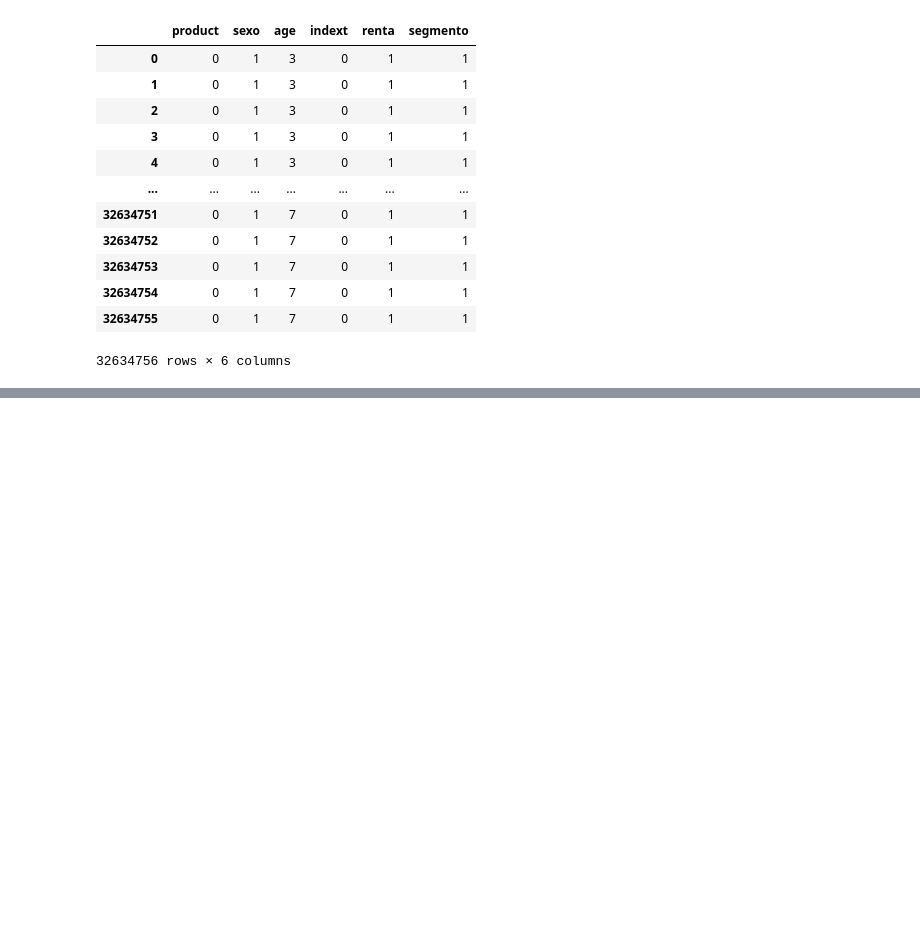
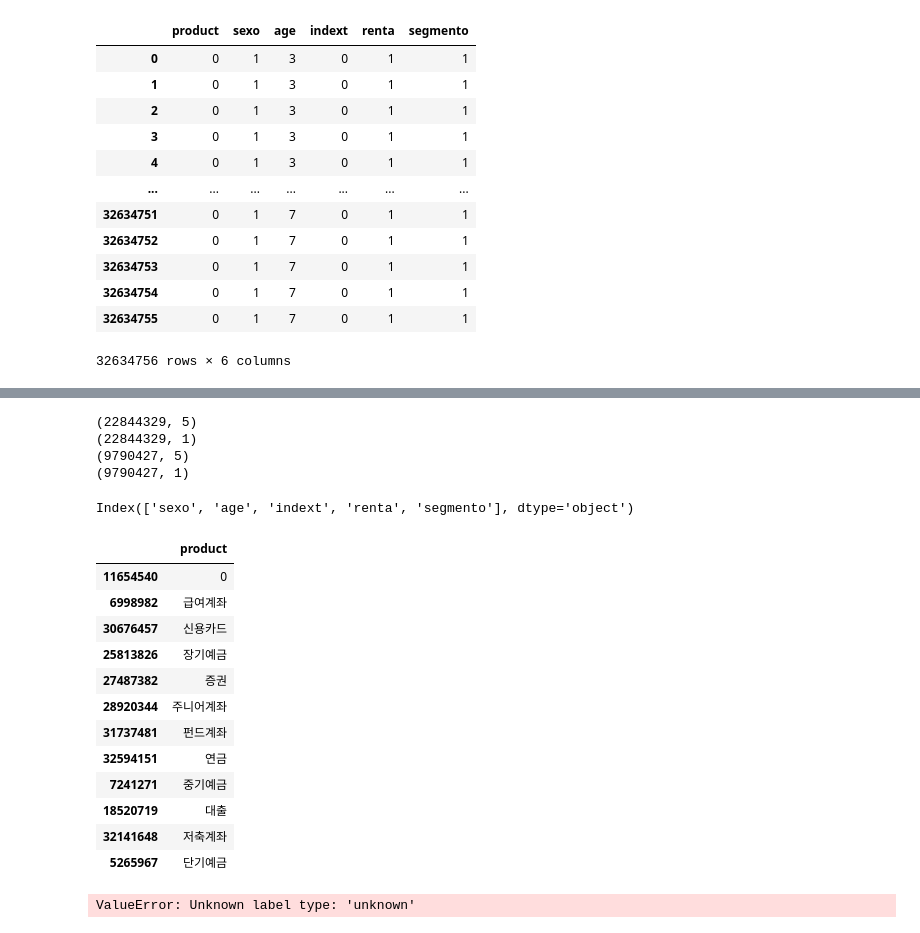
Before and after one commit to GitHayang/python, a Jupyter notebook: 문제원형/code/santanBank-Copy1.ipynb, the cells around one changed output, grey strips where cells are left out. Cells and saved outputs as stored; diff of their text form; code cells hidden in the pictures; blank space fills up the shorter version.

```diff
--- a/문제원형/code/santanBank-Copy1.ipynb
+++ b/문제원형/code/santanBank-Copy1.ipynb
@@ -273,0 +312,10 @@ secondStepDf.to_csv('../data/sub_test.csv', index=False)
+# %%
+print(trainFeatData.shape)
+print(trainLabelData.shape)
+print(testFeatData.shape)
+print(testLabelData.shape)
+# %% [output]
+(22844329, 5)
+(22844329, 1)
+(9790427, 5)
+(9790427, 1)
@@ -273,0 +326,25 @@ secondStepDf.to_csv('../data/sub_test.csv', index=False)
+# %%
+trainFeatData.columns
+# %% [output]
+Index(['sexo', 'age', 'indext', 'renta', 'segmento'], dtype='object')
+# %%
+trainLabelData.drop_duplicates()
+# %% [output]
+|  | product |
+| 11654540 | 0 |
+| 6998982 | 급여계좌 |
+| 30676457 | 신용카드 |
+| 25813826 | 장기예금 |
+| 27487382 | 증권 |
+| 28920344 | 주니어계좌 |
+| 31737481 | 펀드계좌 |
+| 32594151 | 연금 |
+| 7241271 | 중기예금 |
+| 18520719 | 대출 |
+| 32141648 | 저축계좌 |
+| 5265967 | 단기예금 |
+# %%
+model = model_method.fit(X = trainFeatData,\
+                         y = trainLabelData)
+# %% [output]
+ValueError: Unknown label type: 'unknown'
```
Also changed, not shown: parts of 16 cells of this notebook.
